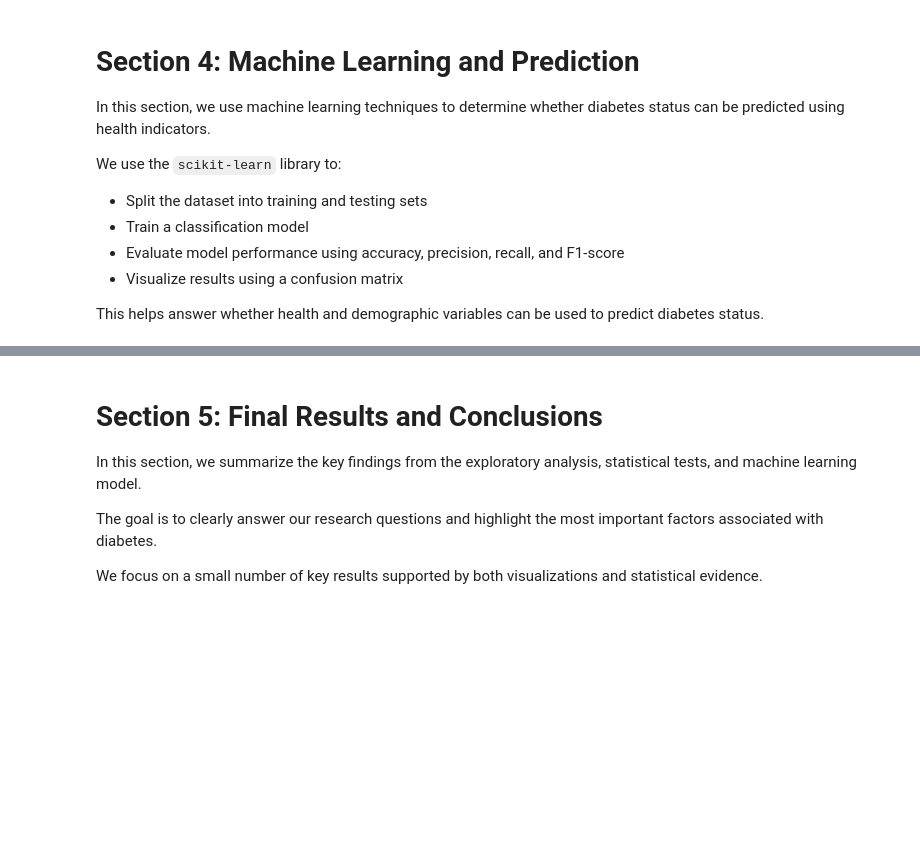
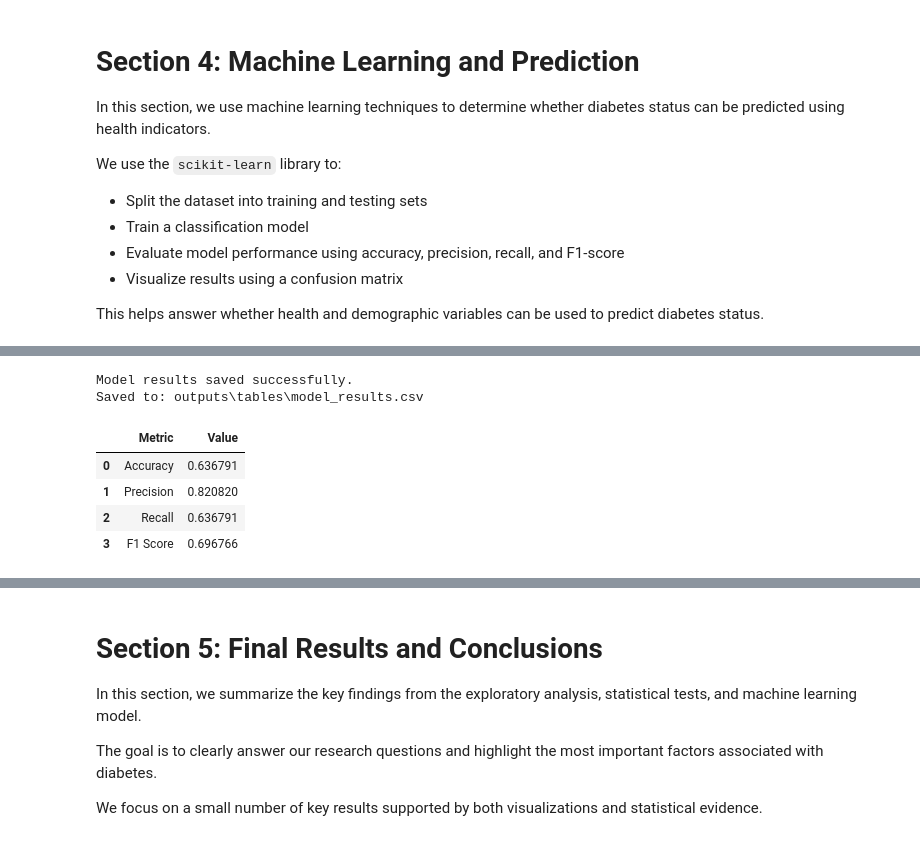
Before and after one commit to Amaanster1234/INFO-I211---Final-Project-, a Jupyter notebook: final_project.ipynb, the cells around one changed output, grey strips where cells are left out. Drawn from its saved outputs; the diff is of its cells as text; code cells hidden in the pictures; blank space fills up the shorter version.

```diff
--- a/final_project.ipynb
+++ b/final_project.ipynb
@@ -1099,0 +1098,19 @@ Model results saved to: outputs\tables\model_results.csv
+# %%
+# ----------------------------
+# Model performance metrics
+# ----------------------------
+
+accuracy = accuracy_score(y_test, y_pred)
+precision = precision_score(y_test, y_pred, average="weighted", zero_division=0)
+recall = recall_score(y_test, y_pred, average="weighted", zero_division=0)
+f1 = f1_score(y_test, y_pred, average="weighted", zero_division=0)
+
+print("MODEL PERFORMANCE")
+print("-" * 50)
+print("Accuracy:", round(accuracy, 4))
+print("Precision:", round(precision, 4))
+print("Recall:", round(recall, 4))
+print("F1 Score:", round(f1, 4))
+
+print("\nClassification Report:")
+print(classification_report(y_test, y_pred, zero_division=0))
@@ -1099,0 +1135,25 @@ Model results saved to: outputs\tables\model_results.csv
+# %%
+# ----------------------------
+# Save model performance table
+# ----------------------------
+
+model_results = pd.DataFrame({
+    "Metric": ["Accuracy", "Precision", "Recall", "F1 Score"],
+    "Value": [accuracy, precision, recall, f1]
+})
+
+model_results_file = os.path.join(tables_folder, "model_results.csv")
+model_results.to_csv(model_results_file, index=False)
+
+print("Model results saved successfully.")
+print("Saved to:", model_results_file)
+
+display(model_results)
+# %% [output]
+Model results saved successfully.
+Saved to: outputs\tables\model_results.csv
+|  | Metric | Value |
+| 0 | Accuracy | 0.636791 |
+| 1 | Precision | 0.820820 |
+| 2 | Recall | 0.636791 |
+| 3 | F1 Score | 0.696766 |
```
Also changed, not shown: parts of 19 cells of this notebook, 4 other files.
